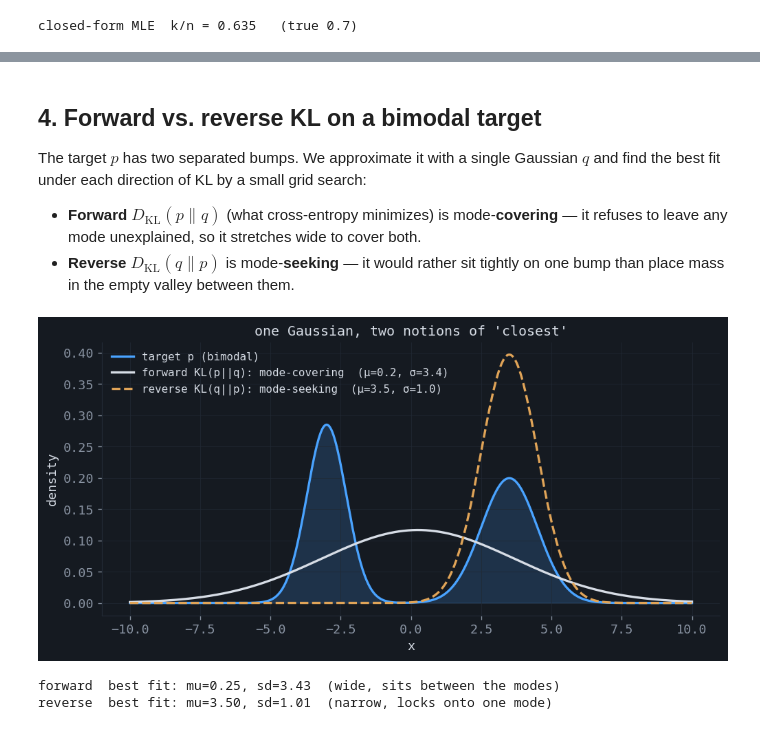
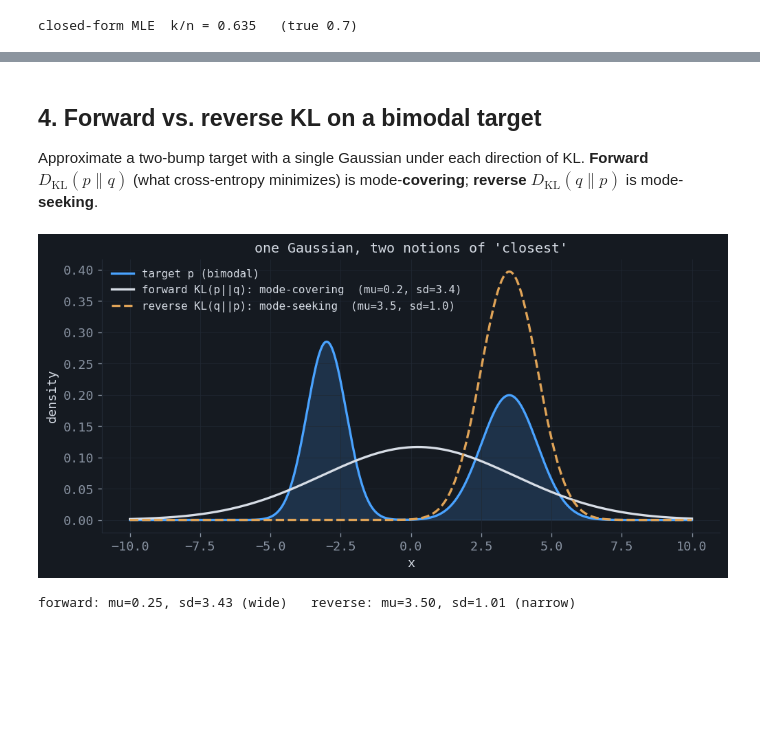
Before and after one commit to mmkuznecov/mmkuznecov.github.io, a Jupyter notebook: posts/several-views-on-cross-entropy/artifacts/experiments.ipynb, the cells around one changed output, grey strips where cells are left out. Saved outputs shown, nothing was run; the diff lists cells and outputs as text; code cells hidden in the pictures; blank space fills up the shorter version.

```diff
--- a/posts/several-views-on-cross-entropy/artifacts/experiments.ipynb
+++ b/posts/several-views-on-cross-entropy/artifacts/experiments.ipynb
@@ -191,56 +156,33 @@ cross-entropy minimized at T = 3.75
 # %% [markdown]
 ## 4. Forward vs. reverse KL on a bimodal target
 
-The target $p$ has two separated bumps. We approximate it with a single Gaussian $q$
-and find the best fit under each direction of KL by a small grid search:
-
-- **Forward** $D_{\mathrm{KL}}(p\|q)$ (what cross-entropy minimizes) is mode-**covering** —
-  it refuses to leave any mode unexplained, so it stretches wide to cover both.
-- **Reverse** $D_{\mathrm{KL}}(q\|p)$ is mode-**seeking** — it would rather sit tightly on
-  one bump than place mass in the empty valley between them.
+Approximate a two-bump target with a single Gaussian under each direction of KL.
+**Forward** $D_{\mathrm{KL}}(p\|q)$ (what cross-entropy minimizes) is mode-**covering**;
+**reverse** $D_{\mathrm{KL}}(q\|p)$ is mode-**seeking**.
 # %%
-x = np.linspace(-10, 10, 2000)
-dx = x[1] - x[0]
-
-def gauss(x, mu, sd):
-    return np.exp(-0.5*((x-mu)/sd)**2) / (sd*np.sqrt(2*np.pi))
-
-# bimodal target
-p = 0.5*gauss(x, -3.0, 0.7) + 0.5*gauss(x, 3.5, 1.0)
-p /= p.sum()*dx
-
-mus = np.linspace(-5, 5, 121)
-sds = np.linspace(0.3, 5.0, 121)
-
+x = np.linspace(-10, 10, 2000); dx = x[1] - x[0]
+def gauss(x, mu, sd): return np.exp(-0.5*((x-mu)/sd)**2) / (sd*np.sqrt(2*np.pi))
+p = 0.5*gauss(x, -3.0, 0.7) + 0.5*gauss(x, 3.5, 1.0); p /= p.sum()*dx
+mus = np.linspace(-5, 5, 121); sds = np.linspace(0.3, 5.0, 121)
 best = {"fwd": (np.inf, None), "rev": (np.inf, None)}
 for mu in mus:
     for sd in sds:
         q = gauss(x, mu, sd); q /= q.sum()*dx
-        fwd = np.sum(p * np.log((p+eps)/(q+eps))) * dx   # KL(p||q)
-        rev = np.sum(q * np.log((q+eps)/(p+eps))) * dx   # KL(q||p)
+        fwd = np.sum(p * np.log((p+eps)/(q+eps))) * dx
+        rev = np.sum(q * np.log((q+eps)/(p+eps))) * dx
         if fwd < best["fwd"][0]: best["fwd"] = (fwd, (mu, sd))
         if rev < best["rev"][0]: best["rev"] = (rev, (mu, sd))
-
-(mf, sf) = best["fwd"][1]
-(mr, sr) = best["rev"][1]
+(mf, sf) = best["fwd"][1]; (mr, sr) = best["rev"][1]
 q_fwd = gauss(x, mf, sf); q_fwd /= q_fwd.sum()*dx
 q_rev = gauss(x, mr, sr); q_rev /= q_rev.sum()*dx
-
 fig, ax = plt.subplots(figsize=(8.5, 4.3))
-ax.fill_between(x, p, color=ACCENT, alpha=0.18)
-ax.plot(x, p, color=ACCENT, lw=2.0, label="target p (bimodal)")
-ax.plot(x, q_fwd, color=FG, lw=2.0, ls="-",
-        label=f"forward KL(p||q): mode-covering  (μ={mf:.1f}, σ={sf:.1f})")
-ax.plot(x, q_rev, color=ACCENT2, lw=2.0, ls="--",
-        label=f"reverse KL(q||p): mode-seeking  (μ={mr:.1f}, σ={sr:.1f})")
-ax.set_xlabel("x"); ax.set_ylabel("density")
-ax.set_title("one Gaussian, two notions of 'closest'")
+ax.fill_between(x, p, color=ACCENT, alpha=0.18); ax.plot(x, p, color=ACCENT, lw=2.0, label="target p (bimodal)")
+ax.plot(x, q_fwd, color=FG, lw=2.0, label=f"forward KL(p||q): mode-covering  (mu={mf:.1f}, sd={sf:.1f})")
+ax.plot(x, q_rev, color=ACCENT2, lw=2.0, ls="--", label=f"reverse KL(q||p): mode-seeking  (mu={mr:.1f}, sd={sr:.1f})")
+ax.set_xlabel("x"); ax.set_ylabel("density"); ax.set_title("one Gaussian, two notions of 'closest'")
 ax.legend(fontsize=9.5); style(ax)
 plt.tight_layout(); plt.show()
-
-print(f"forward  best fit: mu={mf:.2f}, sd={sf:.2f}  (wide, sits between the modes)")
-print(f"reverse  best fit: mu={mr:.2f}, sd={sr:.2f}  (narrow, locks onto one mode)")
+print(f"forward: mu={mf:.2f}, sd={sf:.2f} (wide)   reverse: mu={mr:.2f}, sd={sr:.2f} (narrow)")
 # %% [output]
-[figure, old version]
+[figure, new version]
-forward  best fit: mu=0.25, sd=3.43  (wide, sits between the modes)
-reverse  best fit: mu=3.50, sd=1.01  (narrow, locks onto one mode)
+forward: mu=0.25, sd=3.43 (wide)   reverse: mu=3.50, sd=1.01 (narrow)
```
Also changed, not shown: parts of 13 cells of this notebook, 8 other files.
